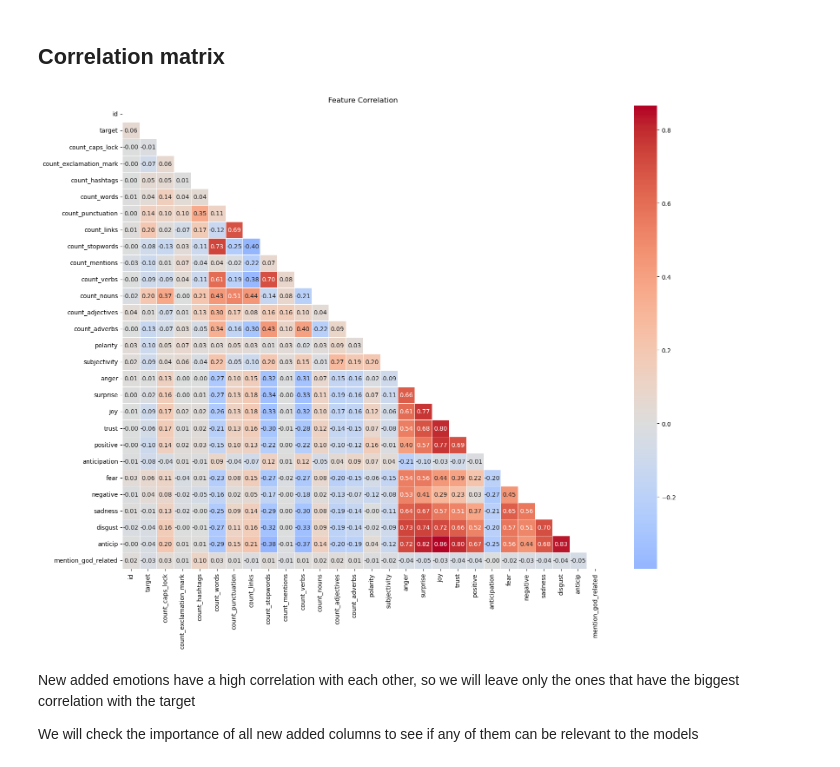
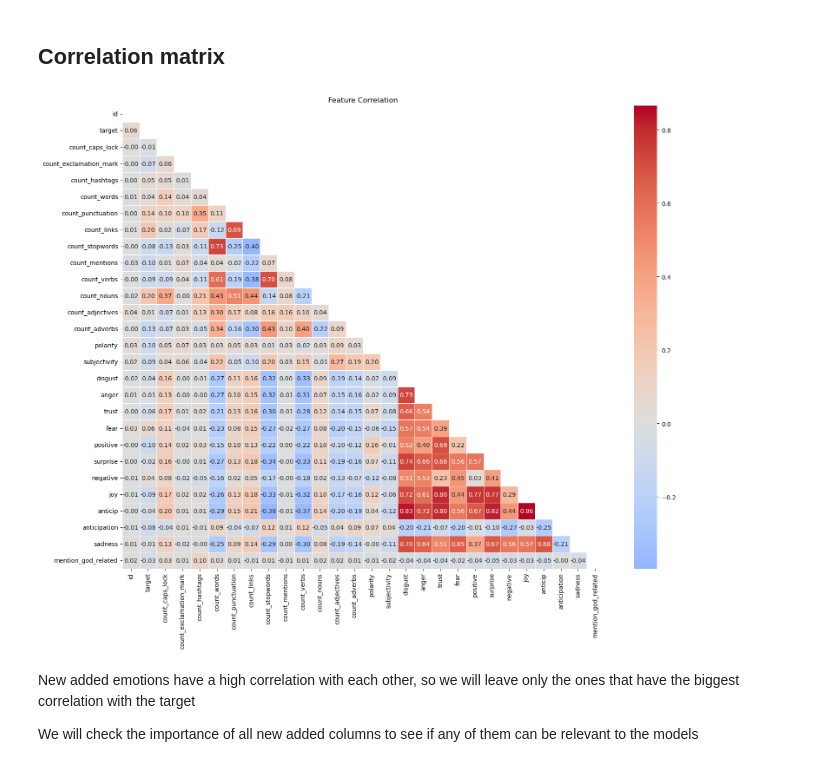
Before and after one commit to katarzynarogalska/DisasterTweets_KaggleCompetition, a Jupyter notebook: notebooks/Tweets_Feature_Importance_methods.ipynb, the cells around one changed output. Cells and saved outputs as stored; diff of their text form; code cells hidden in the pictures.

Commit message:
Feature selection

```diff
--- a/notebooks/Tweets_Feature_Importance_methods.ipynb
+++ b/notebooks/Tweets_Feature_Importance_methods.ipynb
@@ -18,6 +17,16 @@ df_test = pd.read_csv('../data/test.csv')
+# %%
+df = pd.read_csv('../data/train.csv')
+df.reset_index(drop=True, inplace=True)
+X_train, X_test, Y_train, Y_test = train_test_split(df.drop(columns=['target']), df['target'], test_size=0.33, random_state=42)
 # %%
 # load all new columns and preprocessing we did before in EDA
-pipe = joblib.load('../pipelines/text_pipeline.joblib')
-pipe.fit_transform(df_train)
-pipe.fit_transform(df_test)
+base_pipe = joblib.load('../pipelines/text_pipeline.joblib')
+
+scaling_pipeline = Pipeline([
+
+    ('feature_scaling', FeatureScaler())
+])
+
+
+joblib.dump(scaling_pipeline, '../pipelines/scaling_pipeline.joblib')
 # %% [output]
@@ -36,0 +34,9 @@ pipe.fit_transform(df_test)
+# %%
+base_pipe.fit_transform(X_train)
+scaling_pipeline.fit_transform(X_train)
+
+base_pipe.fit_transform(X_test)
+scaling_pipeline.fit_transform(X_test)
+
+base_pipe.fit_transform(df)
+scaling_pipeline.fit_transform(df)
@@ -37,16 +57,16 @@ pipe.fit_transform(df_test)
 # %% [markdown]
 ## Correlation matrix
 # %%
-numeric_cols = df_train.select_dtypes(include=['number'])
+numeric_cols = df.select_dtypes(include=['number'])
 correlations = numeric_cols.corr()
 mask = np.triu(np.ones_like(correlations, dtype=bool))
 plt.figure(figsize=(16,13))
 sns.heatmap(correlations, annot=True, fmt='.2f', cmap='coolwarm', linewidths=0.5, mask=mask, center=0)
 plt.title('Feature Correlation')
 plt.tight_layout()
 plt.show()
 # %% [output]
-[figure, old version]
+[figure, new version]
 # %% [markdown]
 New added emotions have a high correlation with each other, so we will leave only the ones that have the biggest correlation with the target
 
```
Also changed, not shown: parts of 15 cells of this notebook, 3 other files.
